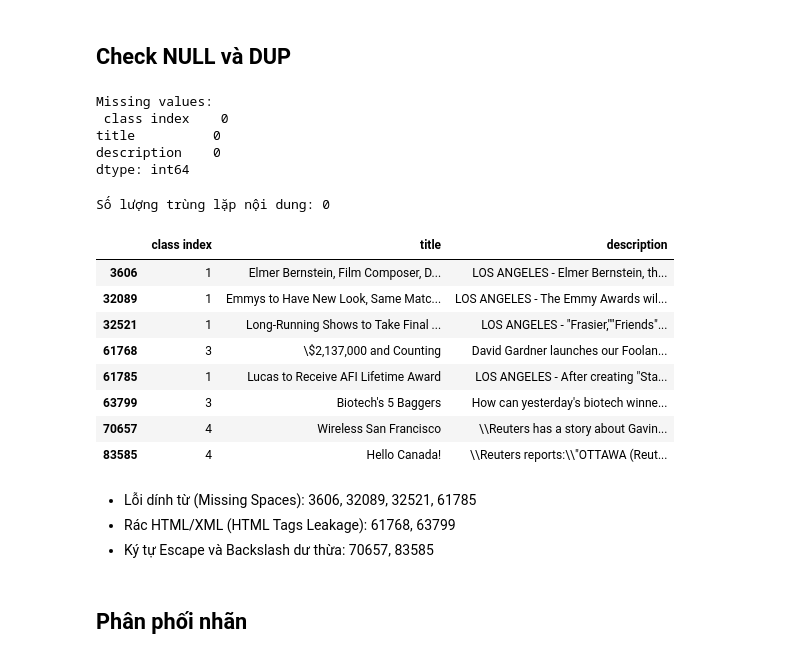
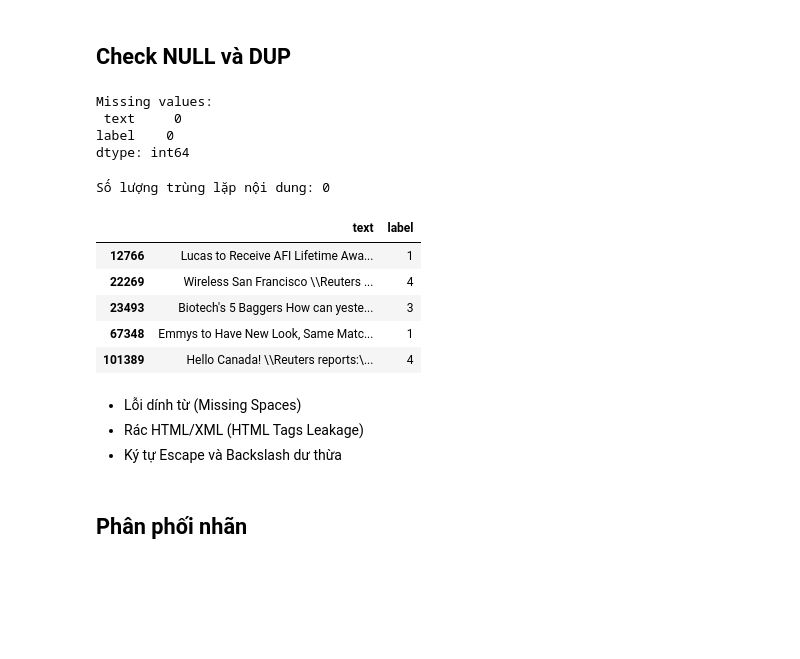
Before and after one commit to ThDat-AI/CS114, a Jupyter notebook: Notebooks/Phase_1/EDA.ipynb, the cells around one changed output. Saved outputs shown, nothing was run; the diff lists cells and outputs as text; code cells hidden in the pictures; blank space fills up the shorter version.

```diff
--- a/Notebooks/Phase_1/EDA.ipynb
+++ b/Notebooks/Phase_1/EDA.ipynb
@@ -23,11 +66,13 @@ plt.rcParams["figure.figsize"] = (8,5)
 train_path = "/content/train.csv"
 test_path = "/content/test.csv"
 
+cols = ['label', 'title', 'description']
+
 train_df = pd.read_csv(train_path)
 test_df = pd.read_csv(test_path)
 
-train_df.columns = train_df.columns.str.lower()
-test_df.columns = test_df.columns.str.lower()
+train_df.columns = cols
+test_df.columns = cols
 
 print("Train shape:", train_df.shape)
 print("Test shape:", test_df.shape)
@@ -44,0 +92,7 @@ Test shape: (7600, 3)
+# %%
+df = pd.concat([train_df, test_df], axis=0, ignore_index=True)
+df['text'] = df['title'] + ' ' + df['description']
+df = df[['label', 'text']]
+
+print(f"Tổng số mẫu sau khi gộp: {len(df)}")
+print(f"Phân phối nhãn:\n{df['label'].value_counts().sort_index()}")
@@ -44,0 +108,21 @@ Test shape: (7600, 3)
+# %%
+X = df['text']
+y = df['label']
+
+X_train, X_test, y_train, y_test = train_test_split(
+    X, y,
+    test_size=0.2,
+    random_state=42,
+    stratify=y
+)
+
+train_df = pd.DataFrame({'text': X_train, 'label': y_train}).reset_index(drop=True)
+test_df = pd.DataFrame({'text': X_test, 'label': y_test}).reset_index(drop=True)
+
+# Kiểm tra kích thước
+print(f"Kích thước tập train mới: {len(train_df)} (80%)")
+print(f"Kích thước tập test mới: {len(test_df)} (20%)")
+print("\nPhân phối nhãn trên tập train mới:")
+print(train_df['label'].value_counts().sort_index())
+print("\nPhân phối nhãn trên tập test mới:")
+print(test_df['label'].value_counts().sort_index())
@@ -50,8 +188,7 @@ Test shape: (7600, 3)
 print("Missing values:\n", train_df.isnull().sum())
 # %% [output]
 Missing values:
- class index    0
-title          0
-description    0
+ text     0
+label    0
 dtype: int64
 # %%
@@ -60,20 +197,17 @@ print(f"Số lượng trùng lặp nội dung: {content_duplicates}")
 # %% [output]
 Số lượng trùng lặp nội dung: 0
 # %%
-train_df[train_df['description'].str.contains('""')]
+train_df[train_df['text'].str.contains('""')]
 # %% [output]
-|  | class index | title | description |
-| 3606 | 1 | Elmer Bernstein, Film Composer, D... | LOS ANGELES - Elmer Bernstein, th... |
-| 32089 | 1 | Emmys to Have New Look, Same Matc... | LOS ANGELES - The Emmy Awards wil... |
-| 32521 | 1 | Long-Running Shows to Take Final ... | LOS ANGELES - "Frasier,""Friends"... |
-| 61768 | 3 | \$2,137,000 and Counting | David Gardner launches our Foolan... |
-| 61785 | 1 | Lucas to Receive AFI Lifetime Award | LOS ANGELES - After creating "Sta... |
-| 63799 | 3 | Biotech's 5 Baggers | How can yesterday's biotech winne... |
-| 70657 | 4 | Wireless San Francisco | \\Reuters has a story about Gavin... |
-| 83585 | 4 | Hello Canada! | \\Reuters reports:\\"OTTAWA (Reut... |
+|  | text | label |
+| 12766 | Lucas to Receive AFI Lifetime Awa... | 1 |
+| 22269 | Wireless San Francisco \\Reuters ... | 4 |
+| 23493 | Biotech's 5 Baggers How can yeste... | 3 |
+| 67348 | Emmys to Have New Look, Same Matc... | 1 |
+| 101389 | Hello Canada! \\Reuters reports:\... | 4 |
 # %% [markdown]
-- Lỗi dính từ (Missing Spaces): 3606, 32089, 32521, 61785
-- Rác HTML/XML (HTML Tags Leakage): 61768, 63799
-- Ký tự Escape và Backslash dư thừa: 70657, 83585
+- Lỗi dính từ (Missing Spaces)
+- Rác HTML/XML (HTML Tags Leakage)
+- Ký tự Escape và Backslash dư thừa
 # %% [markdown]
 ## Phân phối nhãn
```
Also changed, not shown: parts of 45 cells of this notebook, 2 other files.
